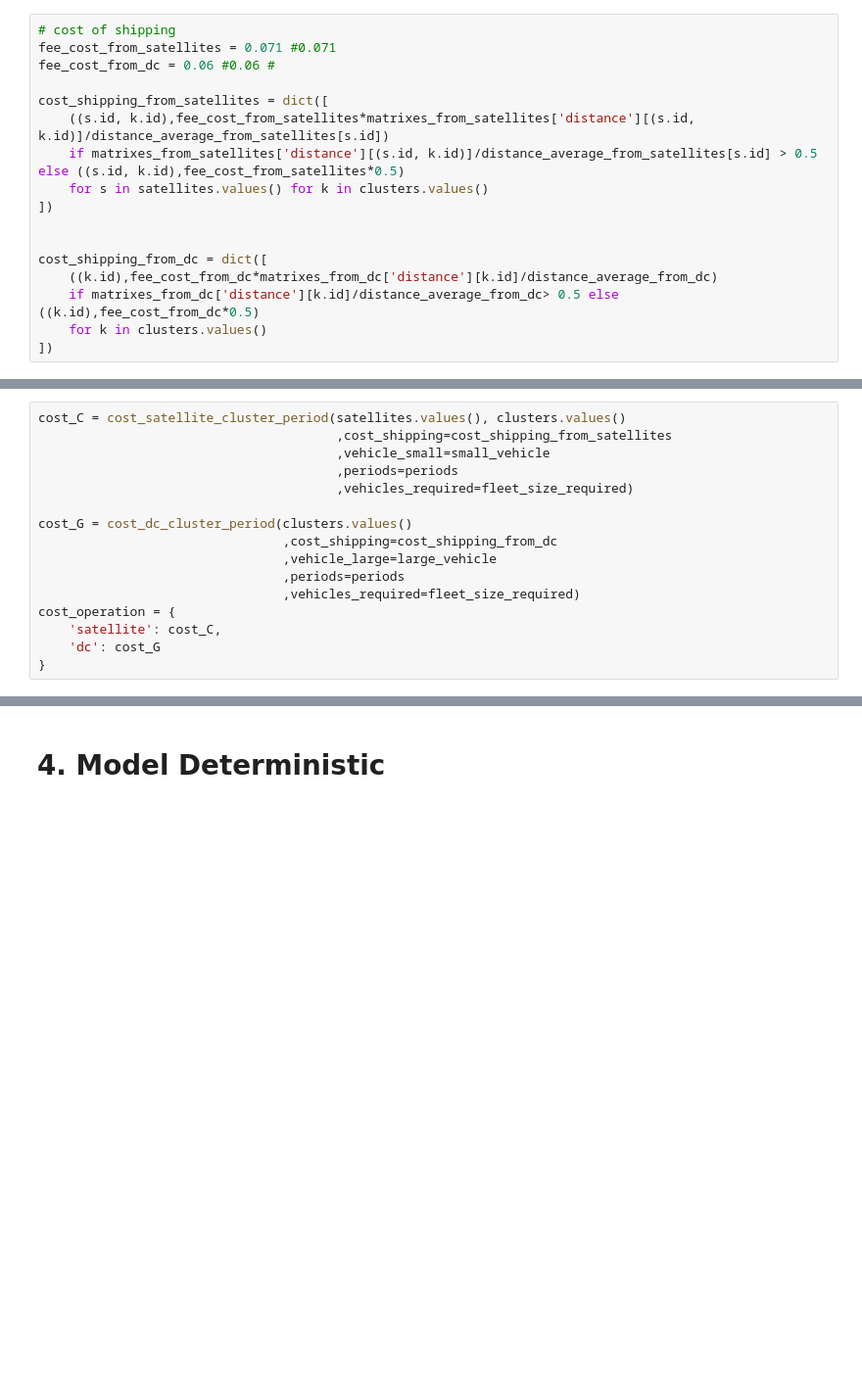
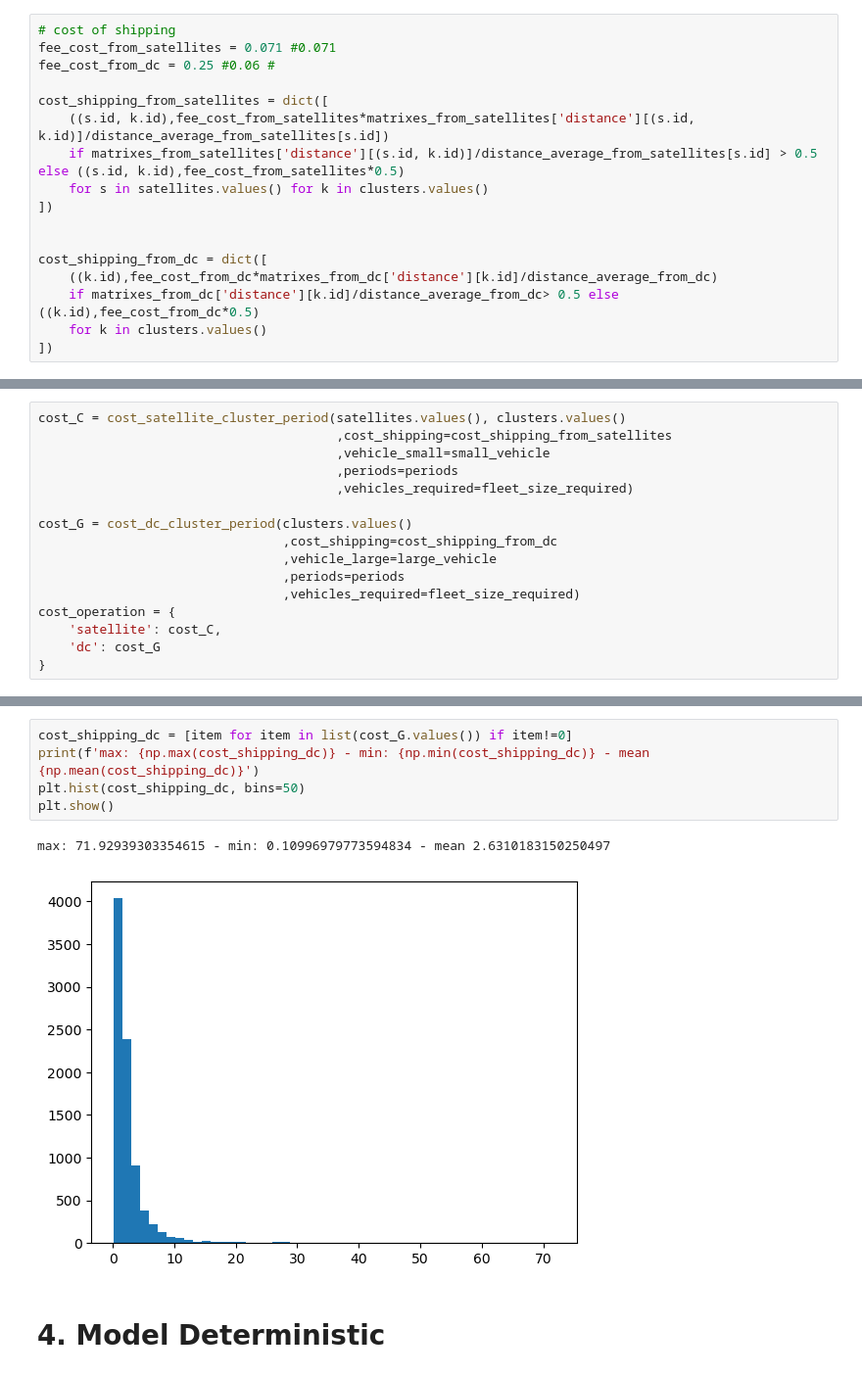
Before and after one commit to PitHurtado/redesign_urban-distribution, a Jupyter notebook: src/application.ipynb, the cells around one changed output, grey strips where cells are left out. Shown at 98% size. Cells and saved outputs as stored; diff of their text form; blank space fills up the shorter version.

```diff
--- a/src/application.ipynb
+++ b/src/application.ipynb
@@ -148,7 +145,7 @@ distance_average_from_dc
 # %%
 # cost of shipping
 fee_cost_from_satellites = 0.071 #0.071
-fee_cost_from_dc = 0.06 #0.06 #
+fee_cost_from_dc = 0.25 #0.06 #
 
 cost_shipping_from_satellites = dict([
     ((s.id, k.id),fee_cost_from_satellites*matrixes_from_satellites['distance'][(s.id, k.id)]/distance_average_from_satellites[s.id])
@@ -206,3 +211,11 @@ cost_operation = {
+# %%
+cost_shipping_dc = [item for item in list(cost_G.values()) if item!=0]
+print(f'max: {np.max(cost_shipping_dc)} - min: {np.min(cost_shipping_dc)} - mean {np.mean(cost_shipping_dc)}')
+plt.hist(cost_shipping_dc, bins=50)
+plt.show()
+# %% [output]
+max: 71.92939303354615 - min: 0.10996979773594834 - mean 2.6310183150250497
+[figure, added]
 # %% [markdown]
 # 4. Model Deterministic
 # %%
```
Also changed, not shown: parts of 22 cells of this notebook, 2 other files.
